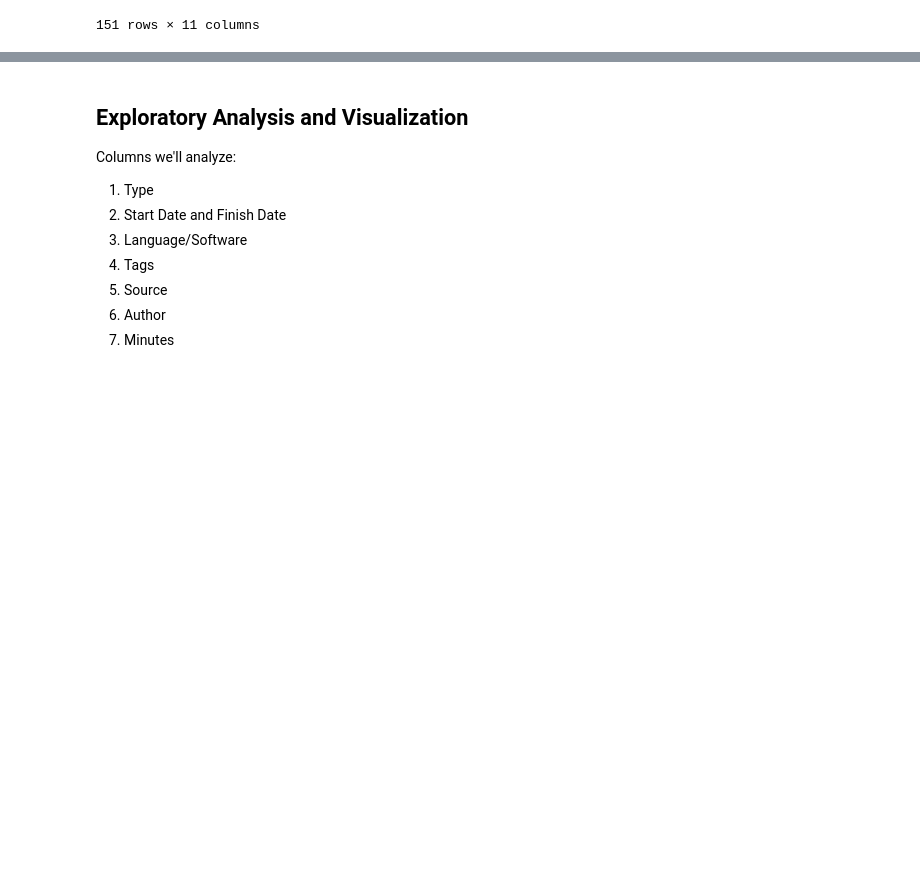
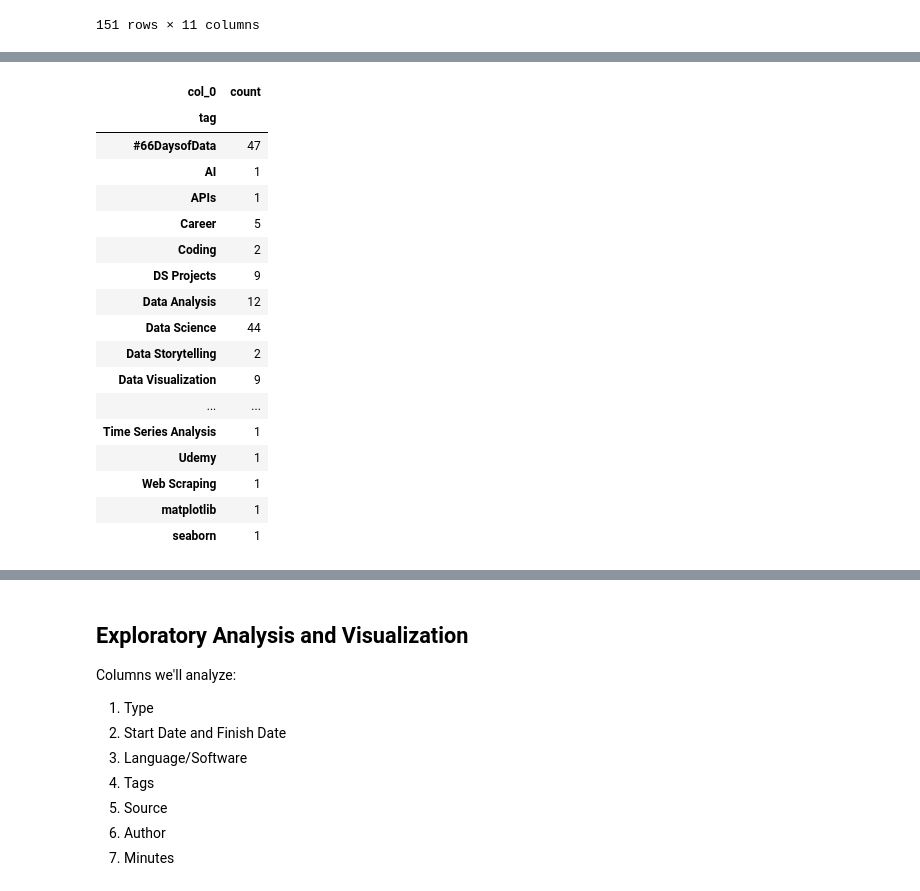
Before and after one commit to franco3x/Notion-66-Days-of-Data, a Jupyter notebook: Notion 66 Days of Data.ipynb, the cells around one changed output, grey strips where cells are left out. Saved outputs shown, nothing was run; the diff lists cells and outputs as text; code cells hidden in the pictures; blank space fills up the shorter version.

```diff
--- a/Notion 66 Days of Data.ipynb
+++ b/Notion 66 Days of Data.ipynb
@@ -500,0 +552,21 @@ plt.xticks(rotation=90)
+# %%
+pd.crosstab(tag_count['tag'],columns='count')
+# %% [output]
+| col_0 | count |
+| tag |  |
+| #66DaysofData | 47 |
+| AI | 1 |
+| APIs | 1 |
+| Career | 5 |
+| Coding | 2 |
+| DS Projects | 9 |
+| Data Analysis | 12 |
+| Data Science | 44 |
+| Data Storytelling | 2 |
+| Data Visualization | 9 |
+| ... | ... |
+| Time Series Analysis | 1 |
+| Udemy | 1 |
+| Web Scraping | 1 |
+| matplotlib | 1 |
+| seaborn | 1 |
```
Also changed, not shown: parts of 16 cells of this notebook.
